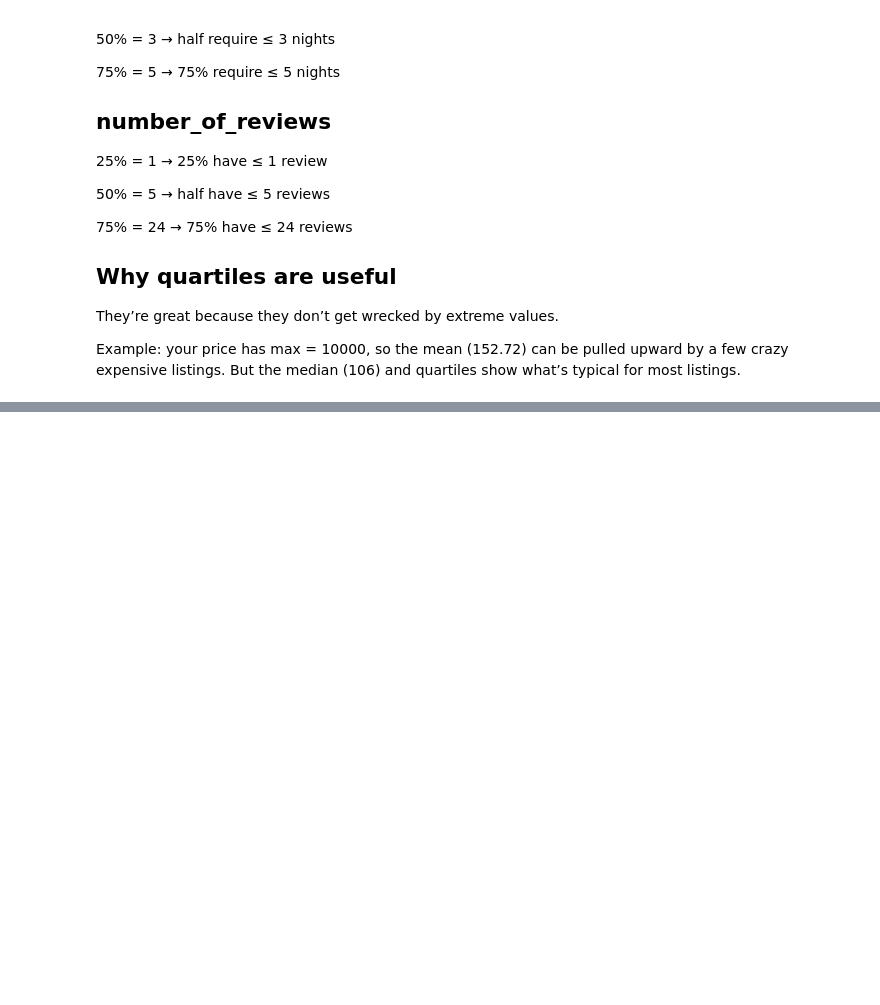
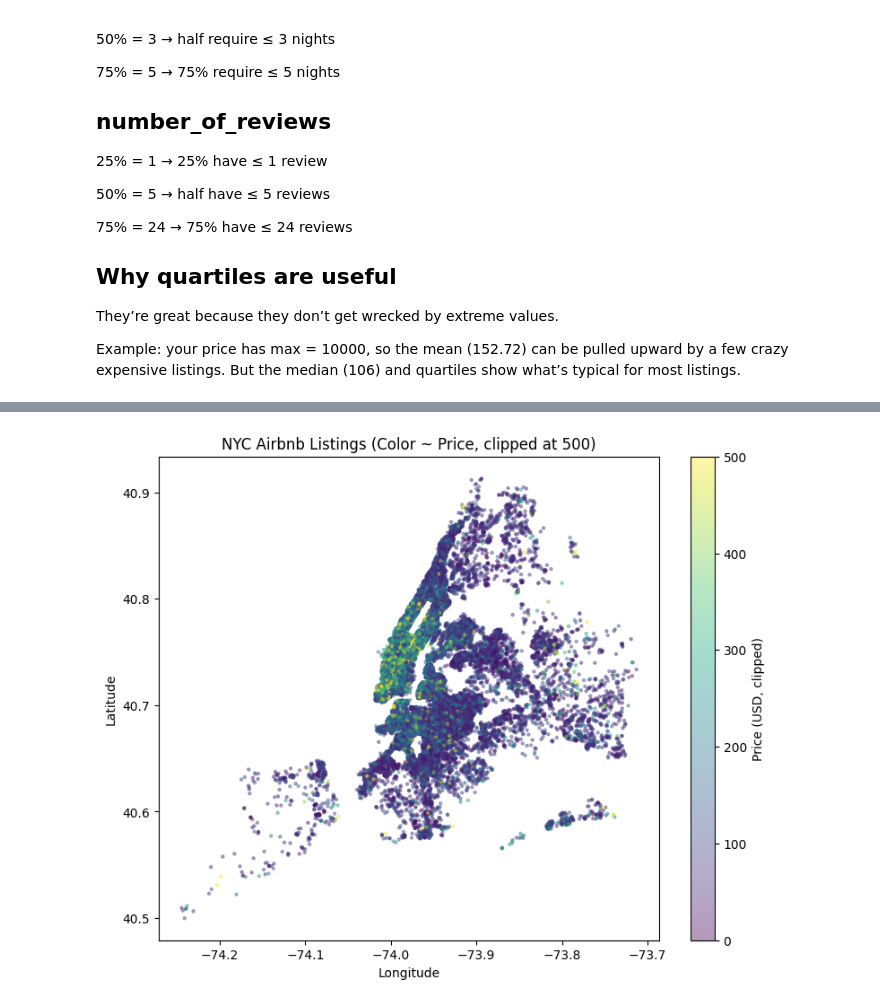
Before and after one commit to mohit716/airbnb-nyc-pandas, a Jupyter notebook: airbnb-nyc-pandas.ipynb, the cells around one changed output, grey strips where cells are left out. Drawn from its saved outputs; the diff is of its cells as text; code cells hidden in the pictures; blank space fills up the shorter version.

```diff
--- a/airbnb-nyc-pandas.ipynb
+++ b/airbnb-nyc-pandas.ipynb
@@ -823,0 +1109,23 @@ But the median (106) and quartiles show what’s typical for most listings.
+# %%
+# 4) Location Scatter (Latitude vs Longitude) — colored by price
+# NYC listings scatter (Longitude vs Latitude)
+# We'll color by price (clipped) so it doesn't get dominated by huge outliers.
+
+df_map = df.copy()
+df_map["price_clipped"] = df_map["price"].clip(upper=500)  # clip only for color scale
+
+plt.figure(figsize=(9, 7))
+plt.scatter(
+    df_map["longitude"],
+    df_map["latitude"],
+    c=df_map["price_clipped"],
+    s=5,
+    alpha=0.4
+)
+plt.title("NYC Airbnb Listings (Color ~ Price, clipped at 500)")
+plt.xlabel("Longitude")
+plt.ylabel("Latitude")
+plt.colorbar(label="Price (USD, clipped)")
+plt.show()
+# %% [output]
+[figure, added]
```
Also changed, not shown: parts of 24 cells of this notebook.
